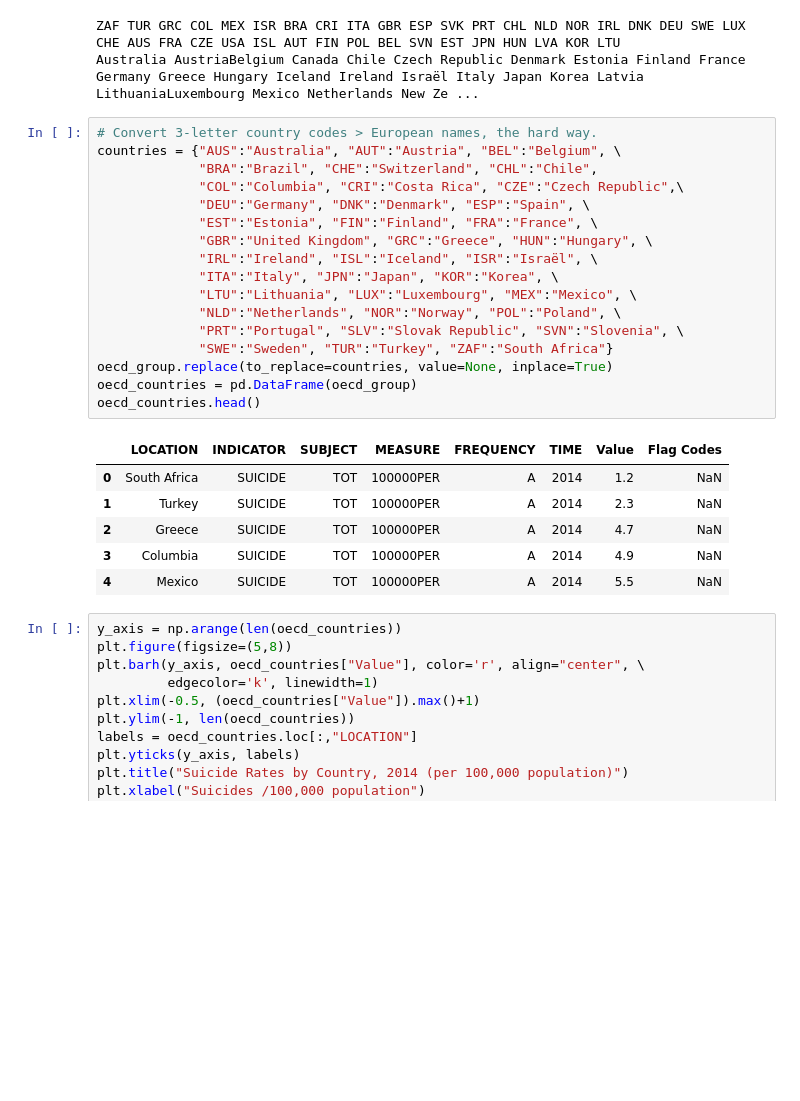
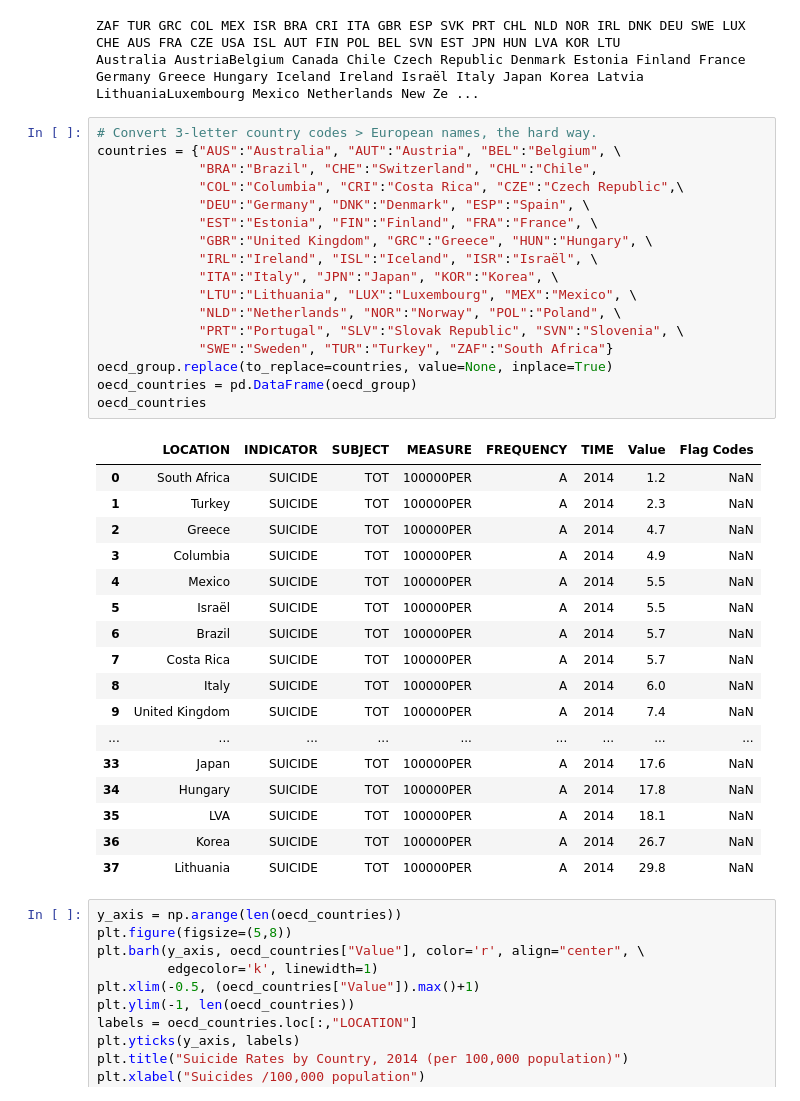
Before and after one commit to aeclaman/Project1, a Jupyter notebook: notebooks/internat_suicrates_2014.ipynb, the cells around one changed output. Saved outputs shown, nothing was run; the diff lists cells and outputs as text; blank space fills up the shorter version.

```diff
--- a/notebooks/internat_suicrates_2014.ipynb
+++ b/notebooks/internat_suicrates_2014.ipynb
@@ -55,27 +55,38 @@ Australia AustriaBelgium Canada Chile Czech Republic Denmark Estonia Finland Fra
 # %%
 # Convert 3-letter country codes > European names, the hard way.
 countries = {"AUS":"Australia", "AUT":"Austria", "BEL":"Belgium", \
              "BRA":"Brazil", "CHE":"Switzerland", "CHL":"Chile",
              "COL":"Columbia", "CRI":"Costa Rica", "CZE":"Czech Republic",\
              "DEU":"Germany", "DNK":"Denmark", "ESP":"Spain", \
              "EST":"Estonia", "FIN":"Finland", "FRA":"France", \
              "GBR":"United Kingdom", "GRC":"Greece", "HUN":"Hungary", \
              "IRL":"Ireland", "ISL":"Iceland", "ISR":"Israël", \
              "ITA":"Italy", "JPN":"Japan", "KOR":"Korea", \
              "LTU":"Lithuania", "LUX":"Luxembourg", "MEX":"Mexico", \
              "NLD":"Netherlands", "NOR":"Norway", "POL":"Poland", \
              "PRT":"Portugal", "SLV":"Slovak Republic", "SVN":"Slovenia", \
              "SWE":"Sweden", "TUR":"Turkey", "ZAF":"South Africa"}
 oecd_group.replace(to_replace=countries, value=None, inplace=True)
 oecd_countries = pd.DataFrame(oecd_group)
-oecd_countries.head()
+oecd_countries
 # %% [output]
 |  | LOCATION | INDICATOR | SUBJECT | MEASURE | FREQUENCY | TIME | Value | Flag Codes |
 | 0 | South Africa | SUICIDE | TOT | 100000PER | A | 2014 | 1.2 | NaN |
 | 1 | Turkey | SUICIDE | TOT | 100000PER | A | 2014 | 2.3 | NaN |
 | 2 | Greece | SUICIDE | TOT | 100000PER | A | 2014 | 4.7 | NaN |
 | 3 | Columbia | SUICIDE | TOT | 100000PER | A | 2014 | 4.9 | NaN |
 | 4 | Mexico | SUICIDE | TOT | 100000PER | A | 2014 | 5.5 | NaN |
+| 5 | Israël | SUICIDE | TOT | 100000PER | A | 2014 | 5.5 | NaN |
+| 6 | Brazil | SUICIDE | TOT | 100000PER | A | 2014 | 5.7 | NaN |
+| 7 | Costa Rica | SUICIDE | TOT | 100000PER | A | 2014 | 5.7 | NaN |
+| 8 | Italy | SUICIDE | TOT | 100000PER | A | 2014 | 6.0 | NaN |
+| 9 | United Kingdom | SUICIDE | TOT | 100000PER | A | 2014 | 7.4 | NaN |
+| ... | ... | ... | ... | ... | ... | ... | ... | ... |
+| 33 | Japan | SUICIDE | TOT | 100000PER | A | 2014 | 17.6 | NaN |
+| 34 | Hungary | SUICIDE | TOT | 100000PER | A | 2014 | 17.8 | NaN |
+| 35 | LVA | SUICIDE | TOT | 100000PER | A | 2014 | 18.1 | NaN |
+| 36 | Korea | SUICIDE | TOT | 100000PER | A | 2014 | 26.7 | NaN |
+| 37 | Lithuania | SUICIDE | TOT | 100000PER | A | 2014 | 29.8 | NaN |
 # %%
 y_axis = np.arange(len(oecd_countries))
 plt.figure(figsize=(5,8))
```
Also changed, not shown: 3 other files.
